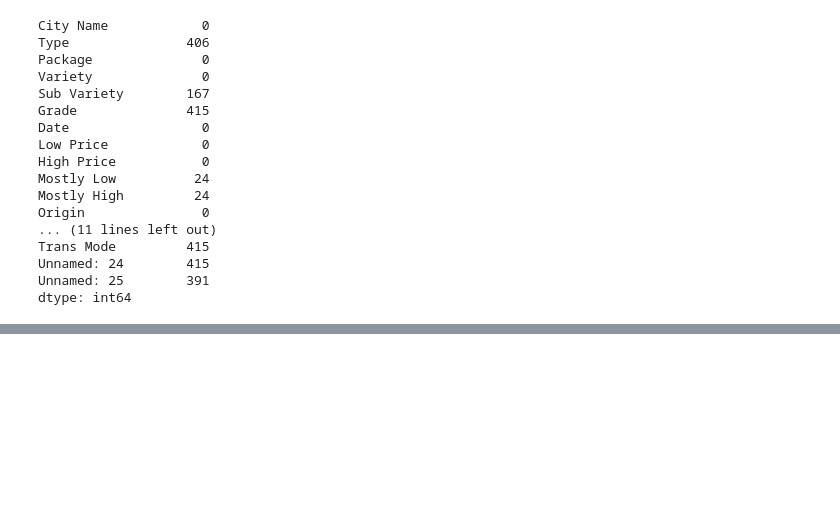
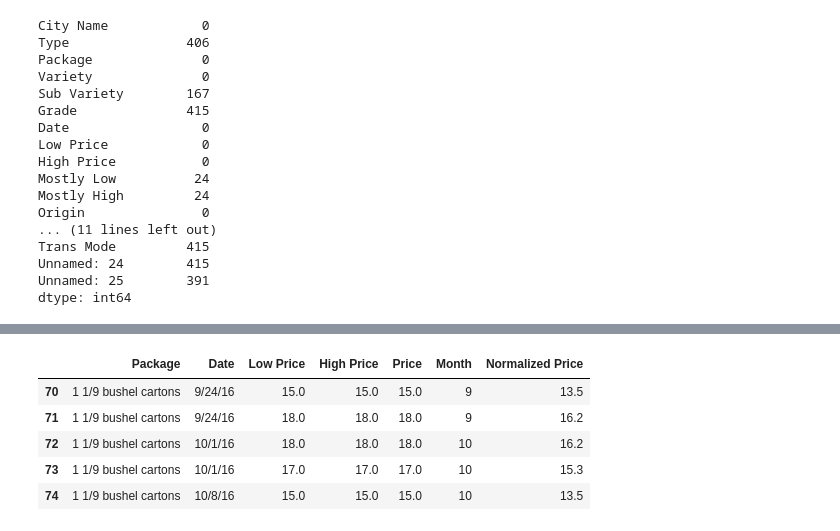
Before and after one commit to oluwatomi-olasoji/ml-for-beginners, a Jupyter notebook: 2-Regression/2-Data/notebook.ipynb, the cells around one changed output, grey strips where cells are left out. Saved outputs shown, nothing was run; the diff lists cells and outputs as text; code cells hidden in the pictures; blank space fills up the shorter version.

```diff
--- a/2-Regression/2-Data/notebook.ipynb
+++ b/2-Regression/2-Data/notebook.ipynb
@@ -62,0 +100,9 @@ dtype: int64
+# %%
+pumpkins.head()
+# %% [output]
+|  | Package | Date | Low Price | High Price | Price | Month | Normalized Price |
+| 70 | 1 1/9 bushel cartons | 9/24/16 | 15.0 | 15.0 | 15.0 | 9 | 13.5 |
+| 71 | 1 1/9 bushel cartons | 9/24/16 | 18.0 | 18.0 | 18.0 | 9 | 16.2 |
+| 72 | 1 1/9 bushel cartons | 10/1/16 | 18.0 | 18.0 | 18.0 | 10 | 16.2 |
+| 73 | 1 1/9 bushel cartons | 10/1/16 | 17.0 | 17.0 | 17.0 | 10 | 15.3 |
+| 74 | 1 1/9 bushel cartons | 10/8/16 | 15.0 | 15.0 | 15.0 | 10 | 13.5 |
```
Also changed, not shown: parts of 12 cells of this notebook.
